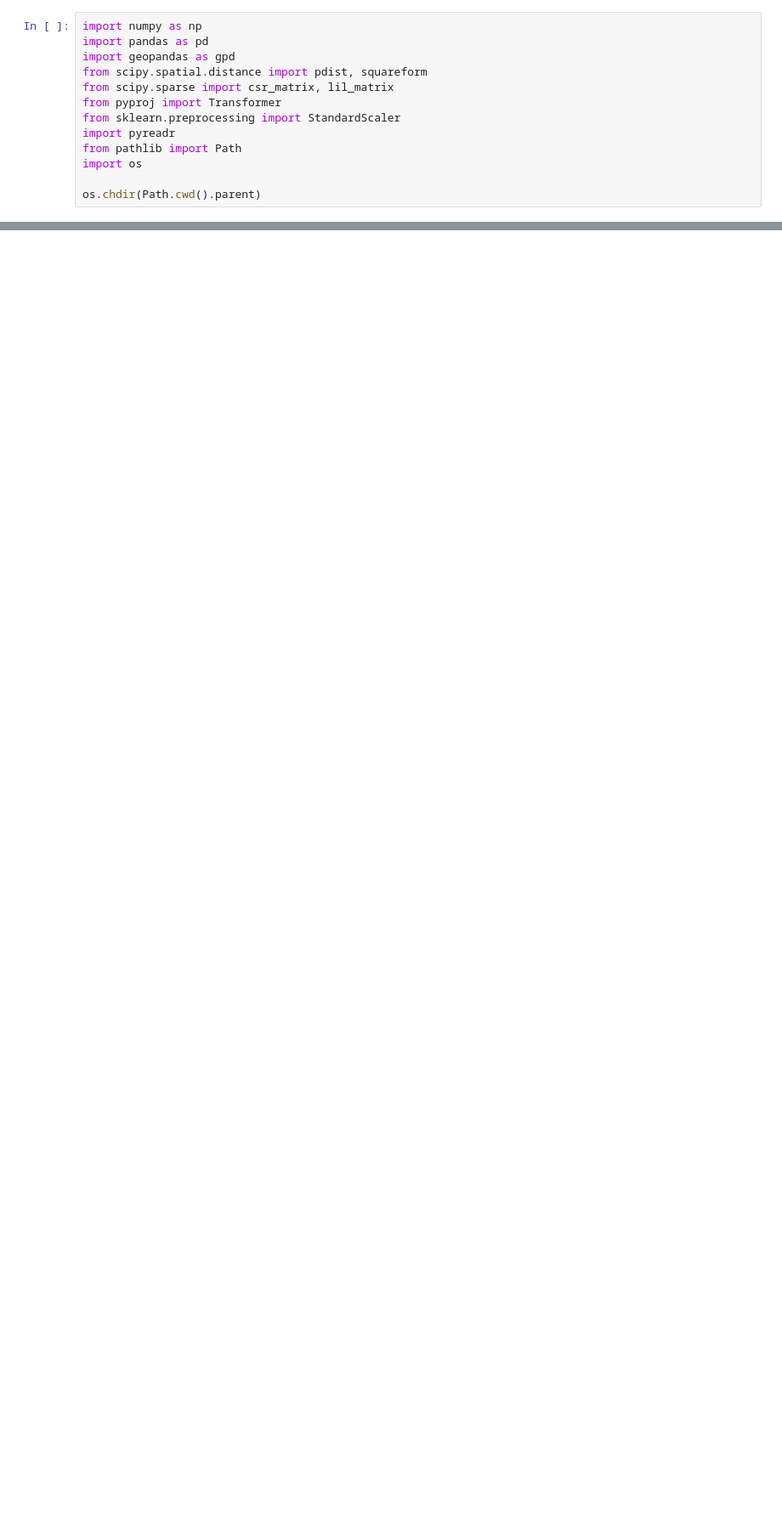
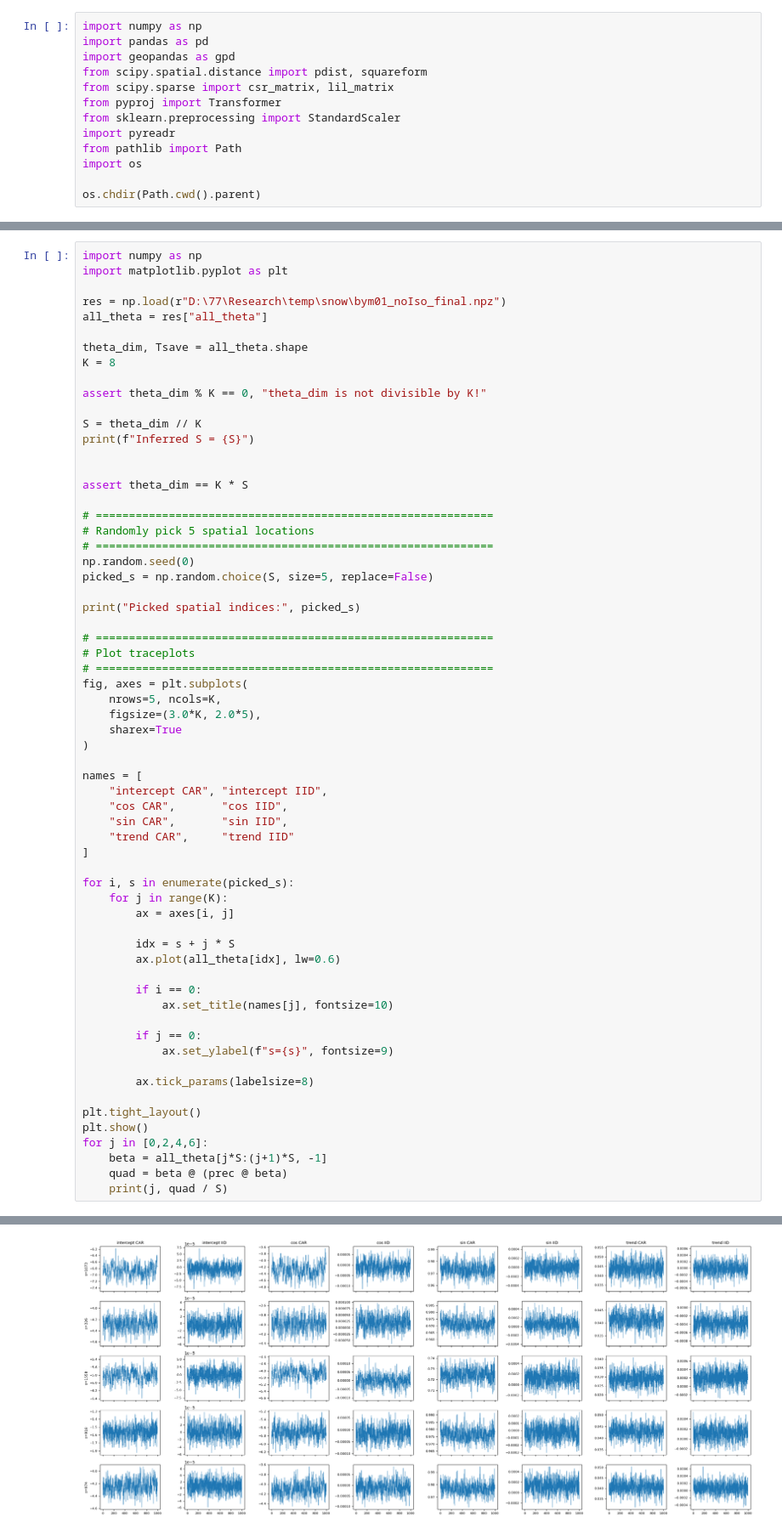
Before and after one commit to qwang113/Snow-Trend, a Jupyter notebook: py_models/bym_nonisolated.ipynb, the cells around one changed output, grey strips where cells are left out. Shown at 85% size. Drawn from its saved outputs; the diff is of its cells as text; blank space fills up the shorter version.

```diff
--- a/py_models/bym_nonisolated.ipynb
+++ b/py_models/bym_nonisolated.ipynb
@@ -227,0 +248,64 @@ Spatial locations used (non-isolated): 1601
+# %%
+import numpy as np
+import matplotlib.pyplot as plt
+
+res = np.load(r"D:\77\Research\temp\snow\bym01_noIso_final.npz")
+all_theta = res["all_theta"]
+
+theta_dim, Tsave = all_theta.shape
+K = 8
+
+assert theta_dim % K == 0, "theta_dim is not divisible by K!"
+
+S = theta_dim // K
+print(f"Inferred S = {S}")
+
+
+assert theta_dim == K * S
+
+# ============================================================
+# Randomly pick 5 spatial locations
+# ============================================================
+np.random.seed(0)
+picked_s = np.random.choice(S, size=5, replace=False)
+
+print("Picked spatial indices:", picked_s)
+
+# ============================================================
+# Plot traceplots
+# ============================================================
+fig, axes = plt.subplots(
+    nrows=5, ncols=K,
+    figsize=(3.0*K, 2.0*5),
+    sharex=True
+)
+
+names = [
+    "intercept CAR", "intercept IID",
+    "cos CAR",       "cos IID",
+    "sin CAR",       "sin IID",
+    "trend CAR",     "trend IID"
+]
+
+for i, s in enumerate(picked_s):
+    for j in range(K):
+        ax = axes[i, j]
+
+        idx = s + j * S
+        ax.plot(all_theta[idx], lw=0.6)
+
+        if i == 0:
+            ax.set_title(names[j], fontsize=10)
+
+        if j == 0:
+            ax.set_ylabel(f"s={s}", fontsize=9)
+
+        ax.tick_params(labelsize=8)
+
+plt.tight_layout()
+plt.show()
+for j in [0,2,4,6]:
+    beta = all_theta[j*S:(j+1)*S, -1]
+    quad = beta @ (prec @ beta)
+    print(j, quad / S)
+# %% [output]
@@ -227,0 +314 @@ Spatial locations used (non-isolated): 1601
+[figure, added]
```
Also changed, not shown: parts of 3 cells of this notebook, 5 other files.
